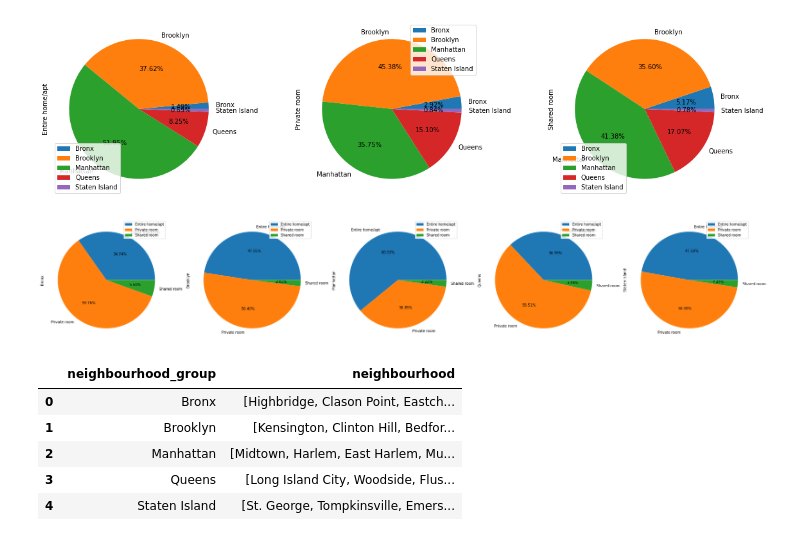
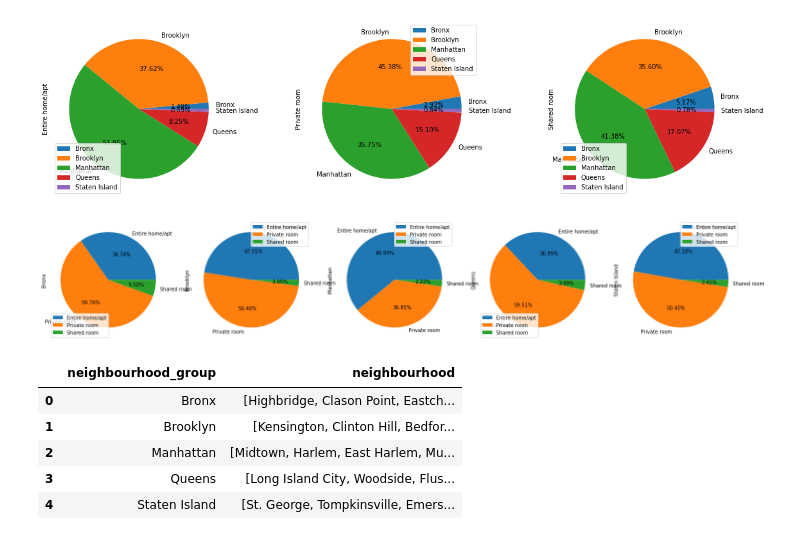
Before and after one commit to junaiskv94/Airbnb_bookin_Analysis, a Jupyter notebook: Copy_of_Airbnb_Bookings_Analysis_Capstone_Project.ipynb, the cells around one changed output. Cells and saved outputs as stored; diff of their text form; code cells hidden in the pictures.

```diff
--- a/Copy_of_Airbnb_Bookings_Analysis_Capstone_Project.ipynb
+++ b/Copy_of_Airbnb_Bookings_Analysis_Capstone_Project.ipynb
@@ -325,9 +317,9 @@ plot=room_dist.plot(kind='pie',subplots=True,figsize=(20,5),autopct='%1.2f%%')
 # %%
 # room distribution in each nieghbour hood area
 room_dist2=room_dist.T
-plot=room_dist2.plot(kind='pie',subplots=True,figsize=(35,8),autopct='%1.2f%%')
+plot=room_dist2.plot(kind='pie',subplots=True,figsize=(25,15),autopct='%1.2f%%')
 # %% [output]
-[figure, old version]
+[figure, new version]
 # %%
 room_dist[['Entire home/apt']]
 # %%
```
Also changed, not shown: parts of 15 cells of this notebook.
